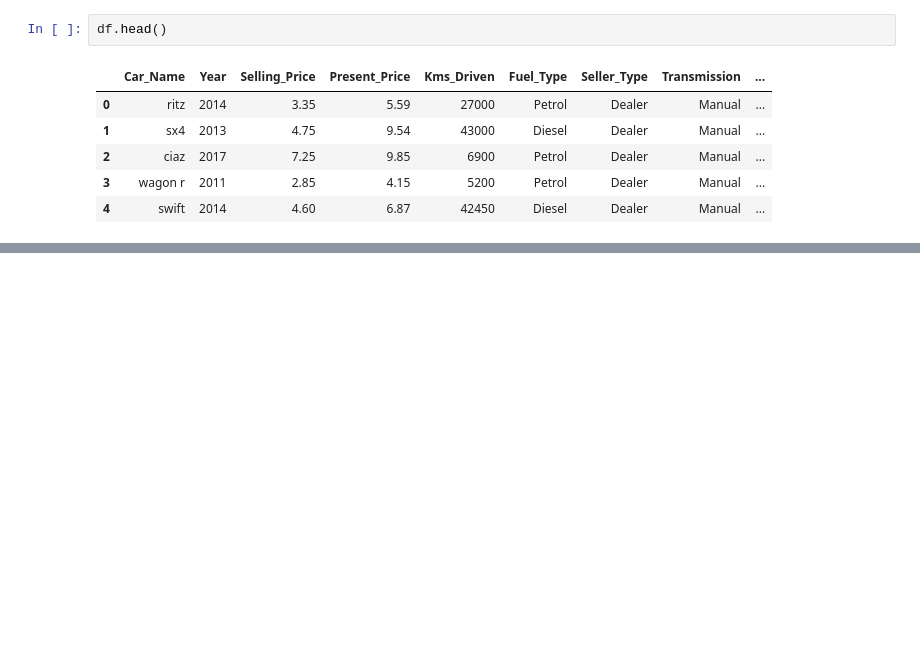
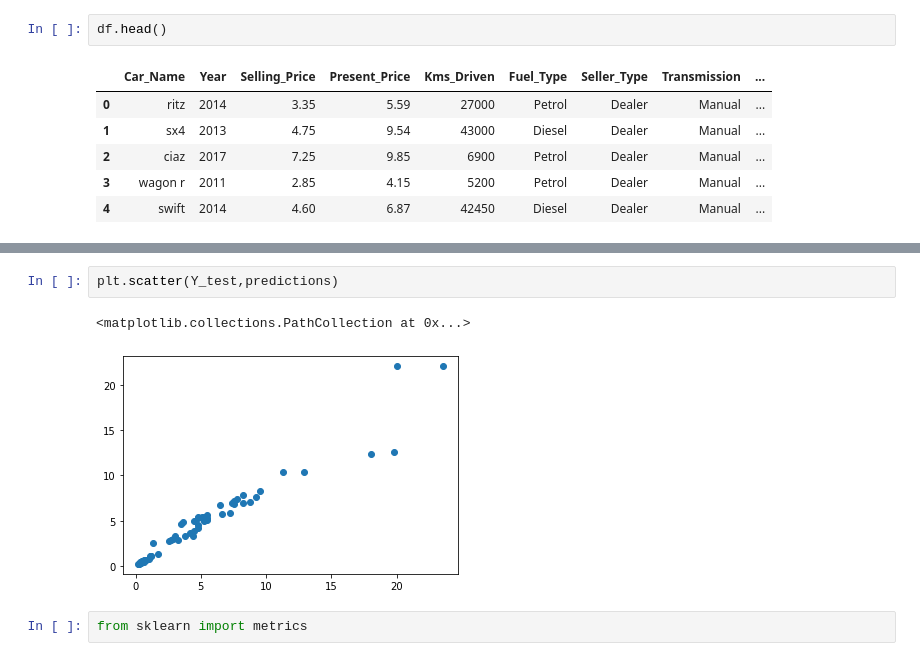
Before and after one commit to theDikshaSaxena/Car-Price-Predictions, a Jupyter notebook: Car Price Prediction.ipynb, the cells around one changed output, grey strips where cells are left out. Drawn from its saved outputs; the diff is of its cells as text; blank space fills up the shorter version.

```diff
--- a/Car Price Prediction.ipynb
+++ b/Car Price Prediction.ipynb
@@ -227,0 +321,7 @@ regressor=RandomForestRegressor()
+# %%
+plt.scatter(Y_test,predictions)
+# %% [output]
+<matplotlib.collections.PathCollection at 0x...>
+[figure, added]
+# %%
+from sklearn import metrics
```
Also changed, not shown: parts of 28 cells of this notebook, 1 other file.
